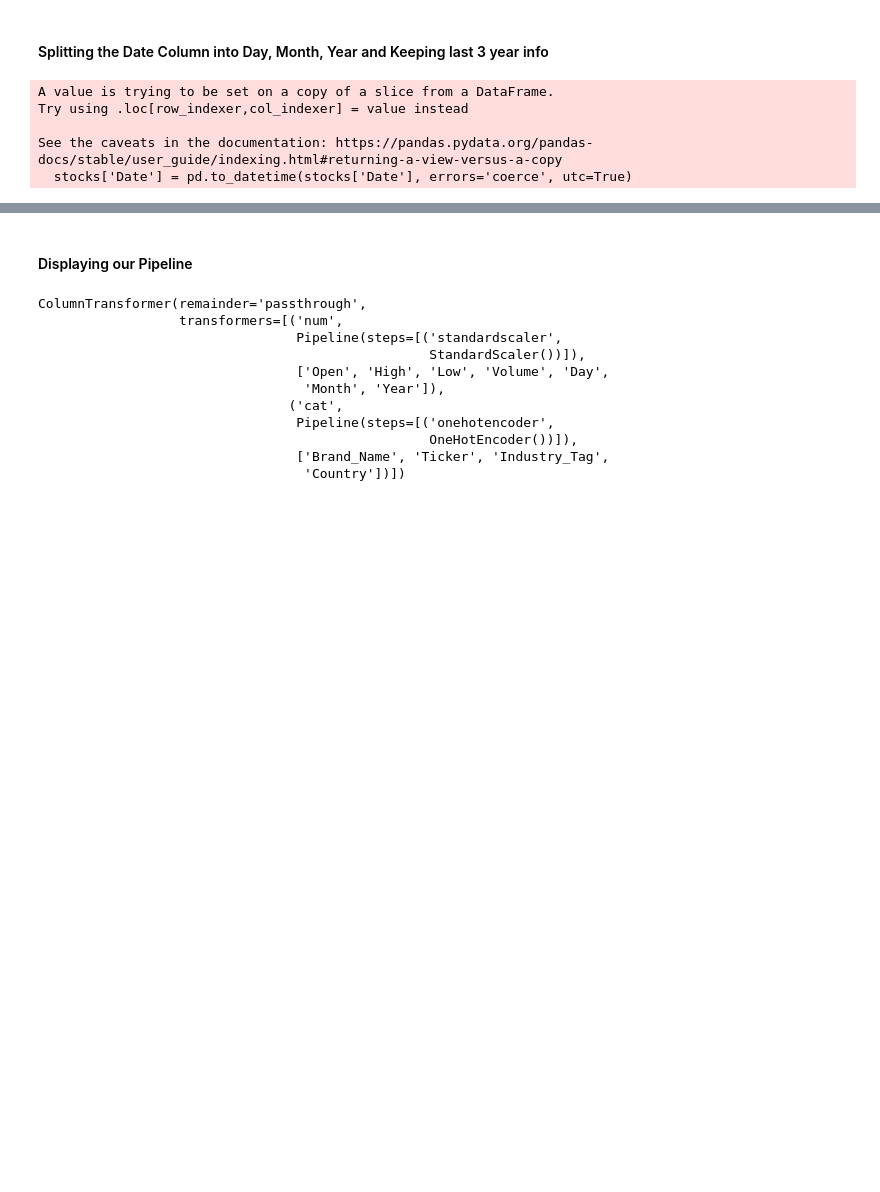
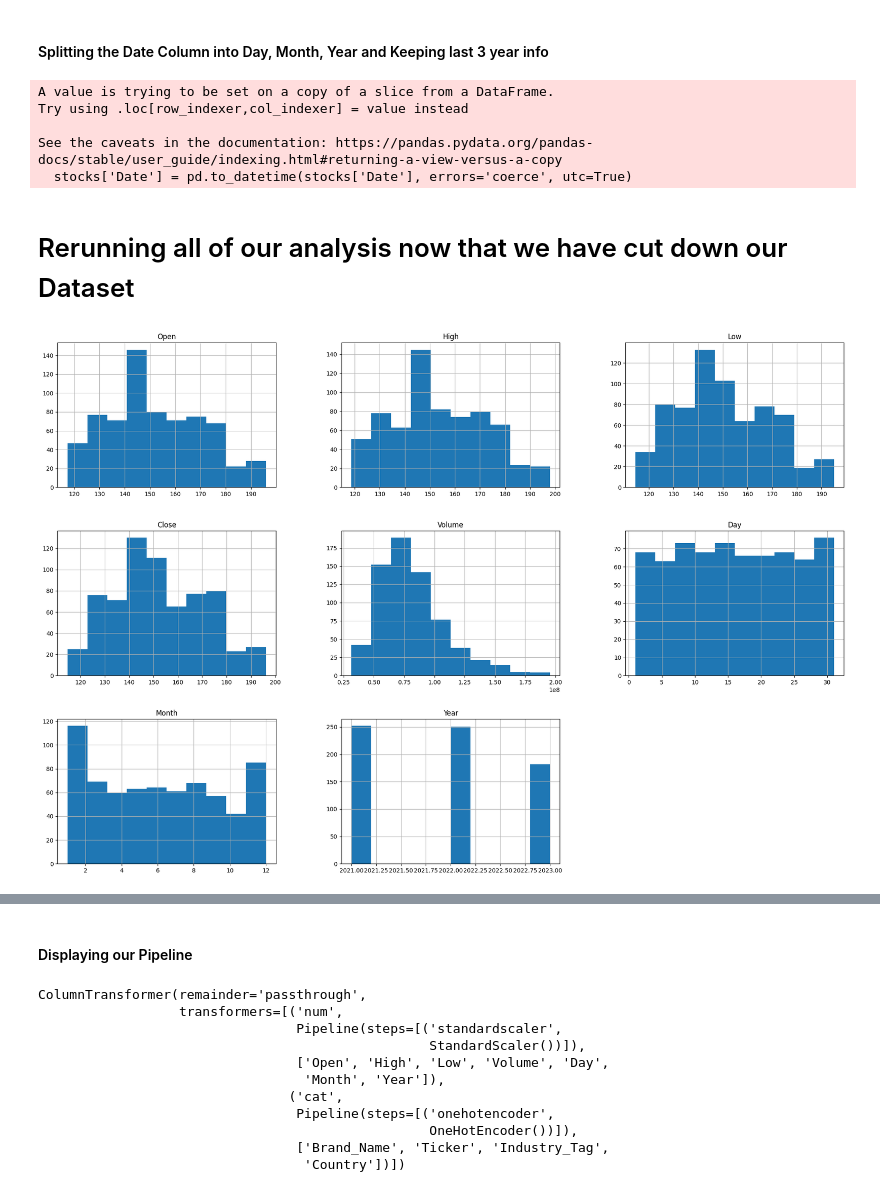
Before and after one commit to iliaaz101/EECS3401Project, a Jupyter notebook: Project Notebook.ipynb, the cells around one changed output, grey strips where cells are left out. Saved outputs shown, nothing was run; the diff lists cells and outputs as text; code cells hidden in the pictures; blank space fills up the shorter version.

Commit message:
Added EDA for the Apple stock specifically

```diff
--- a/Project Notebook.ipynb
+++ b/Project Notebook.ipynb
@@ -325,3 +325,10 @@ Try using .loc[row_indexer,col_indexer] = value instead
 
 See the caveats in the documentation: https://pandas.pydata.org/pandas-docs/stable/user_guide/indexing.html#returning-a-view-versus-a-copy
   stocks['Date'] = pd.to_datetime(stocks['Date'], errors='coerce', utc=True)
+# %% [markdown]
+# Rerunning all of our analysis now that we have cut down our Dataset
+# %%
+stocks.hist(figsize=(24, 16))
+plt.show()
+# %% [output]
+[figure, added]
```
Also changed, not shown: parts of 5 cells of this notebook.
